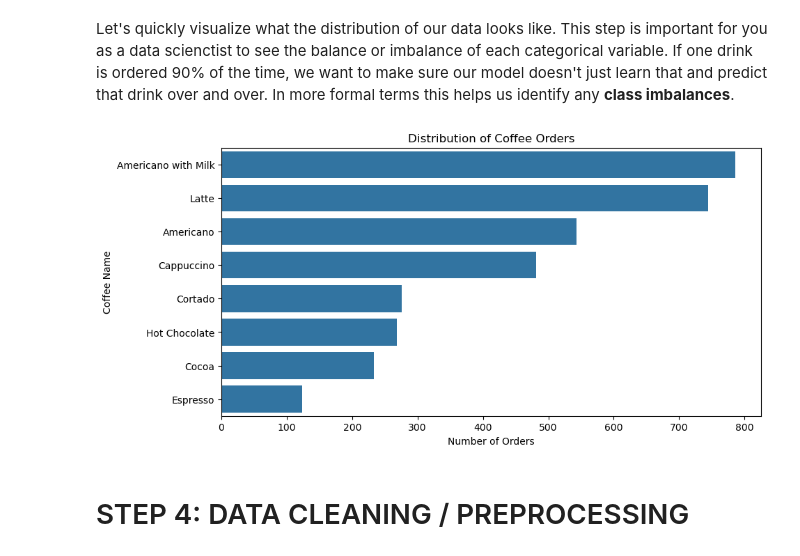
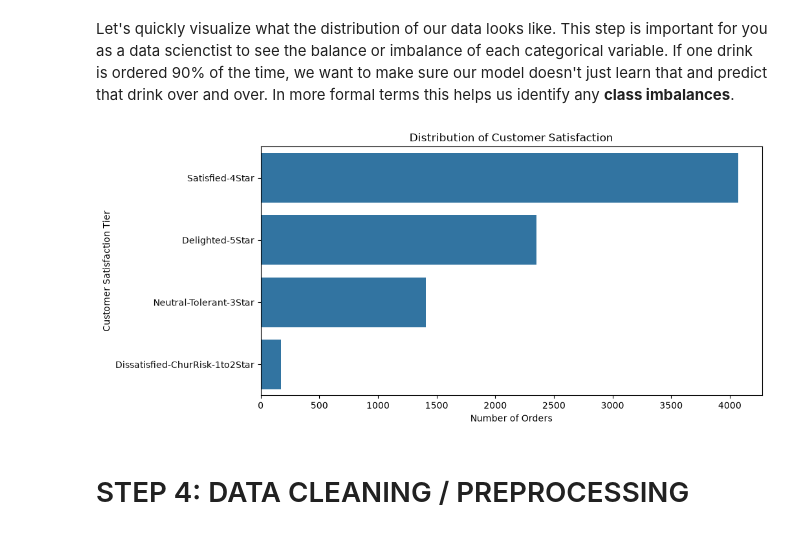
Before and after one commit to jaekyungkang/tcg-ml-primer, a Jupyter notebook: TCG_ML_PRIMER.ipynb, the cells around one changed output. Drawn from its saved outputs; the diff is of its cells as text; code cells hidden in the pictures.

Commit message:
Step 4: data cleaning

```diff
--- a/TCG_ML_PRIMER.ipynb
+++ b/TCG_ML_PRIMER.ipynb
@@ -393,13 +429,20 @@ Let's quickly visualize what the distribution of our data looks like. This step
 # %%
 # Target distribution: which drinks are most common?
 plt.figure(figsize=(10, 5))
-sns.countplot(data=df, y="coffee_name", order=df["coffee_name"].value_counts().index)
-plt.title("Distribution of Coffee Orders")
+
+sns.countplot(
+    data=df,
+    y="customer_satisfaction_tier",
+    order=df["customer_satisfaction_tier"].value_counts().index
+)
+
+plt.title("Distribution of Customer Satisfaction")
 plt.xlabel("Number of Orders")
-plt.ylabel("Coffee Name")
+plt.ylabel("Customer Satisfaction Tier")
+
 plt.show()
 # %% [output]
-[figure, old version]
+[figure, new version]
 # %% [markdown]
 # STEP 4: DATA CLEANING / PREPROCESSING
 # %% [markdown]
```
Also changed, not shown: parts of 10 cells of this notebook.
